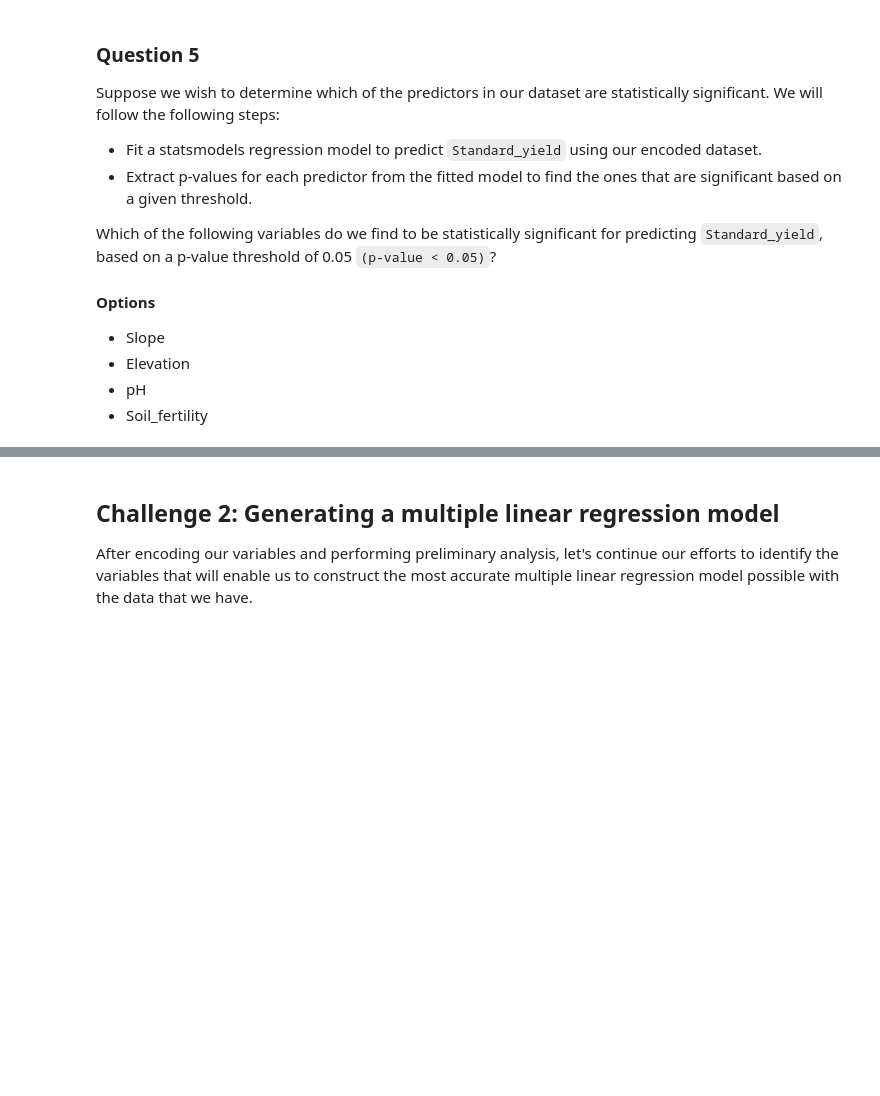
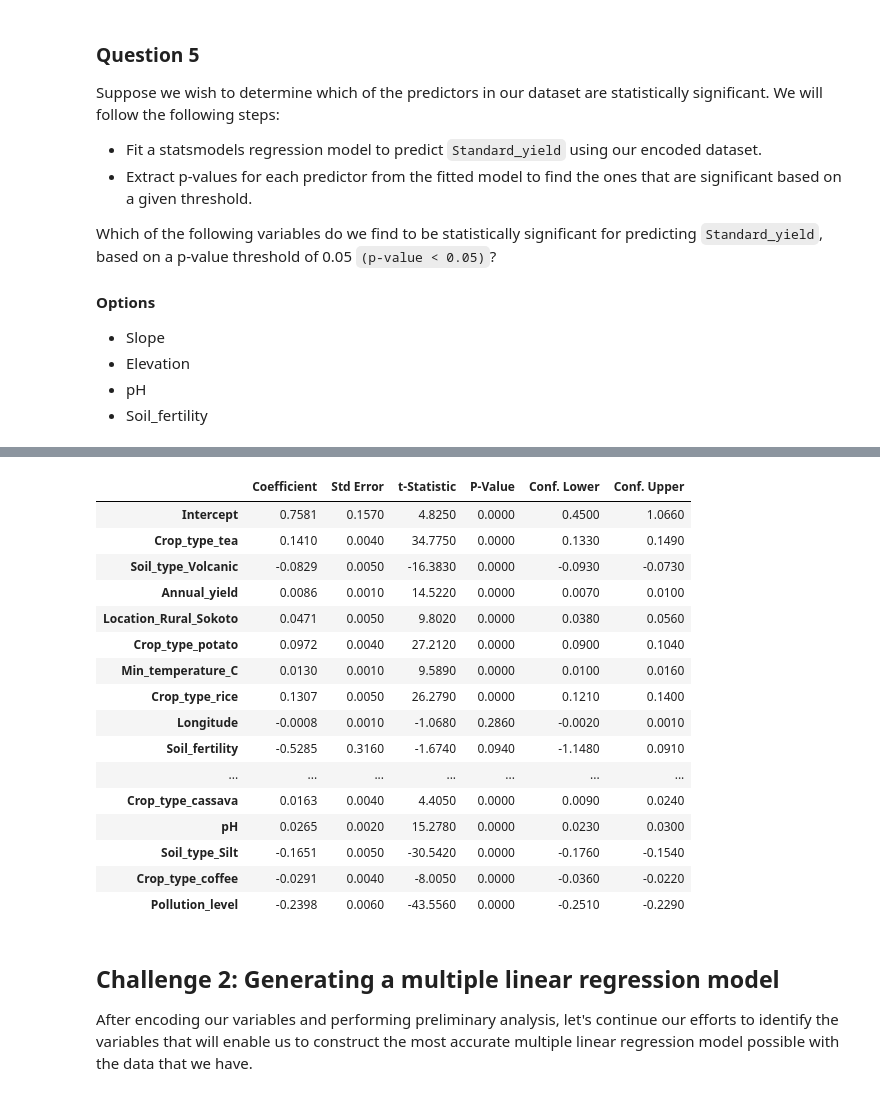
Before and after one commit to ndegwaanth/alX-datascience, a Jupyter notebook: machine_learning/notebooks/week5/Linear_regression_MCQ_student_version.ipynb, the cells around one changed output, grey strips where cells are left out. Cells and saved outputs as stored; diff of their text form; code cells hidden in the pictures; blank space fills up the shorter version.

```diff
--- a/machine_learning/notebooks/week5/Linear_regression_MCQ_student_version.ipynb
+++ b/machine_learning/notebooks/week5/Linear_regression_MCQ_student_version.ipynb
@@ -243,0 +498,7 @@ Which of the following variables do we find to be statistically significant for
+# %%
+X = df_dummy.drop('Standard_yield', axis=1)
+y = df_dummy['Standard_yield']
+
+# Getting the statistical significance of the correlation coefficients using the p-values
+x_names = df_corr_p[df_corr_p['P_Value']<0.05].index.tolist()
+x_data = X[x_names]
@@ -243,0 +521,3 @@ Which of the following variables do we find to be statistically significant for
+# %%
+# dropping the highly correlated independent features ie Elevation
+x_data.drop('Elevation', axis=1, inplace=True)
@@ -243,0 +529,9 @@ Which of the following variables do we find to be statistically significant for
+# %%
+# OLS fit
+x_data_names = x_data.columns.tolist()
+
+# y is a pandas Series; use its column name for a formula string
+target_name = y.name if hasattr(y, 'name') and y.name else 'Standard_yield'
+formula = target_name + ' ~ ' + ' + '.join(x_data_names)
+
+print(f'Formula:\n\t {formula}')
@@ -243,0 +541,7 @@ Which of the following variables do we find to be statistically significant for
+# %%
+from statsmodels.formula.api import ols
+
+model = ols(formula=formula, data=df_dummy)
+fitted_model = model.fit()
+
+fitted_model.summary()
@@ -244,3 +583,34 @@ Which of the following variables do we find to be statistically significant for
+# %%
+# 1. Convert the coefficients table into a DataFrame
+results_df = pd.read_html(fitted_model.summary().tables[1].as_html(), header=0, index_col=0)[0]
+
+# 2. Rename columns for absolute clarity
+results_df.columns = ['Coefficient', 'Std Error', 't-Statistic', 'P-Value', 'Conf. Lower', 'Conf. Upper']
+
+# 3. Apply a visual style to highlight significant variables (p <= 0.05)
+def highlight_significant(val):
+    return 'background-color: #d4edda; font-weight: bold;' if val <= 0.05 else ''
+
+# Display the styled table in Jupyter Notebook
+results_df.style.format("{:.4f}").map(highlight_significant, subset=['P-Value'])
+# %% [output]
+|  | Coefficient | Std Error | t-Statistic | P-Value | Conf. Lower | Conf. Upper |
+| Intercept | 0.7581 | 0.1570 | 4.8250 | 0.0000 | 0.4500 | 1.0660 |
+| Crop_type_tea | 0.1410 | 0.0040 | 34.7750 | 0.0000 | 0.1330 | 0.1490 |
+| Soil_type_Volcanic | -0.0829 | 0.0050 | -16.3830 | 0.0000 | -0.0930 | -0.0730 |
+| Annual_yield | 0.0086 | 0.0010 | 14.5220 | 0.0000 | 0.0070 | 0.0100 |
+| Location_Rural_Sokoto | 0.0471 | 0.0050 | 9.8020 | 0.0000 | 0.0380 | 0.0560 |
+| Crop_type_potato | 0.0972 | 0.0040 | 27.2120 | 0.0000 | 0.0900 | 0.1040 |
+| Min_temperature_C | 0.0130 | 0.0010 | 9.5890 | 0.0000 | 0.0100 | 0.0160 |
+| Crop_type_rice | 0.1307 | 0.0050 | 26.2790 | 0.0000 | 0.1210 | 0.1400 |
+| Longitude | -0.0008 | 0.0010 | -1.0680 | 0.2860 | -0.0020 | 0.0010 |
+| Soil_fertility | -0.5285 | 0.3160 | -1.6740 | 0.0940 | -1.1480 | 0.0910 |
+| ... | ... | ... | ... | ... | ... | ... |
+| Crop_type_cassava | 0.0163 | 0.0040 | 4.4050 | 0.0000 | 0.0090 | 0.0240 |
+| pH | 0.0265 | 0.0020 | 15.2780 | 0.0000 | 0.0230 | 0.0300 |
+| Soil_type_Silt | -0.1651 | 0.0050 | -30.5420 | 0.0000 | -0.1760 | -0.1540 |
+| Crop_type_coffee | -0.0291 | 0.0040 | -8.0050 | 0.0000 | -0.0360 | -0.0220 |
+| Pollution_level | -0.2398 | 0.0060 | -43.5560 | 0.0000 | -0.2510 | -0.2290 |
 # %% [markdown]
 ## Challenge 2: Generating a multiple linear regression model
 
```
Also changed, not shown: parts of 61 cells of this notebook, 8 other files.
